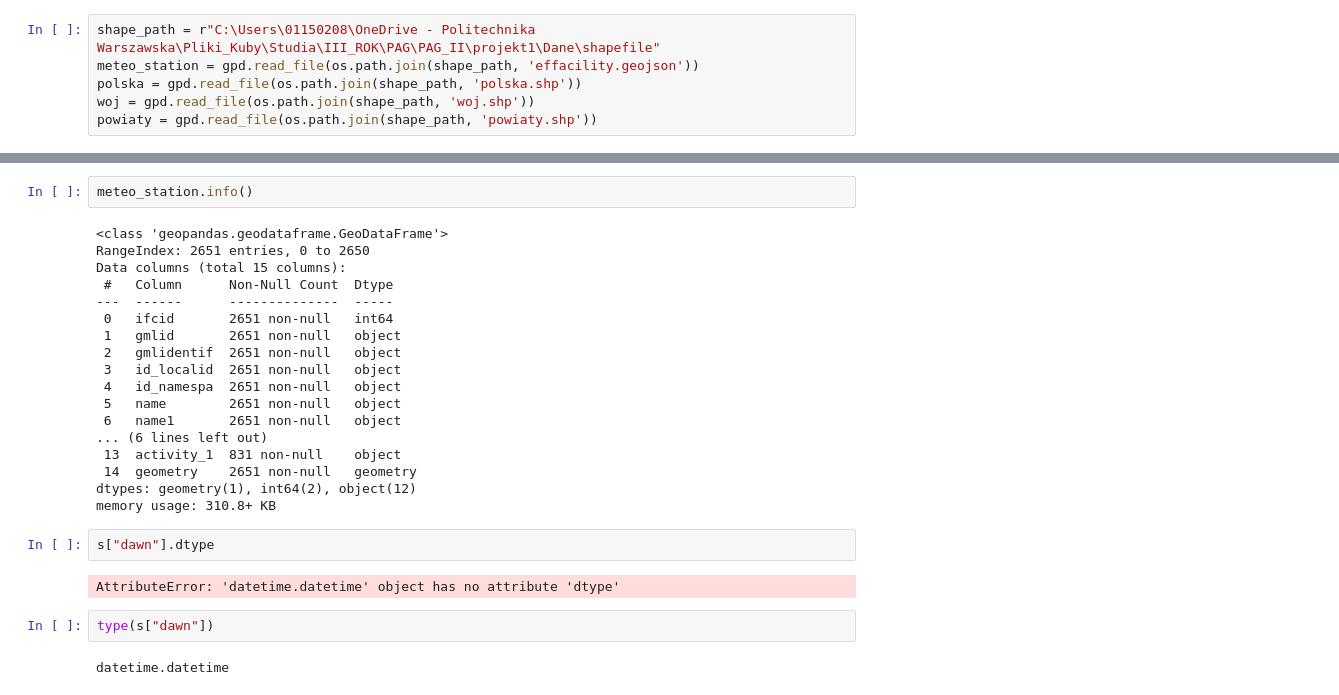
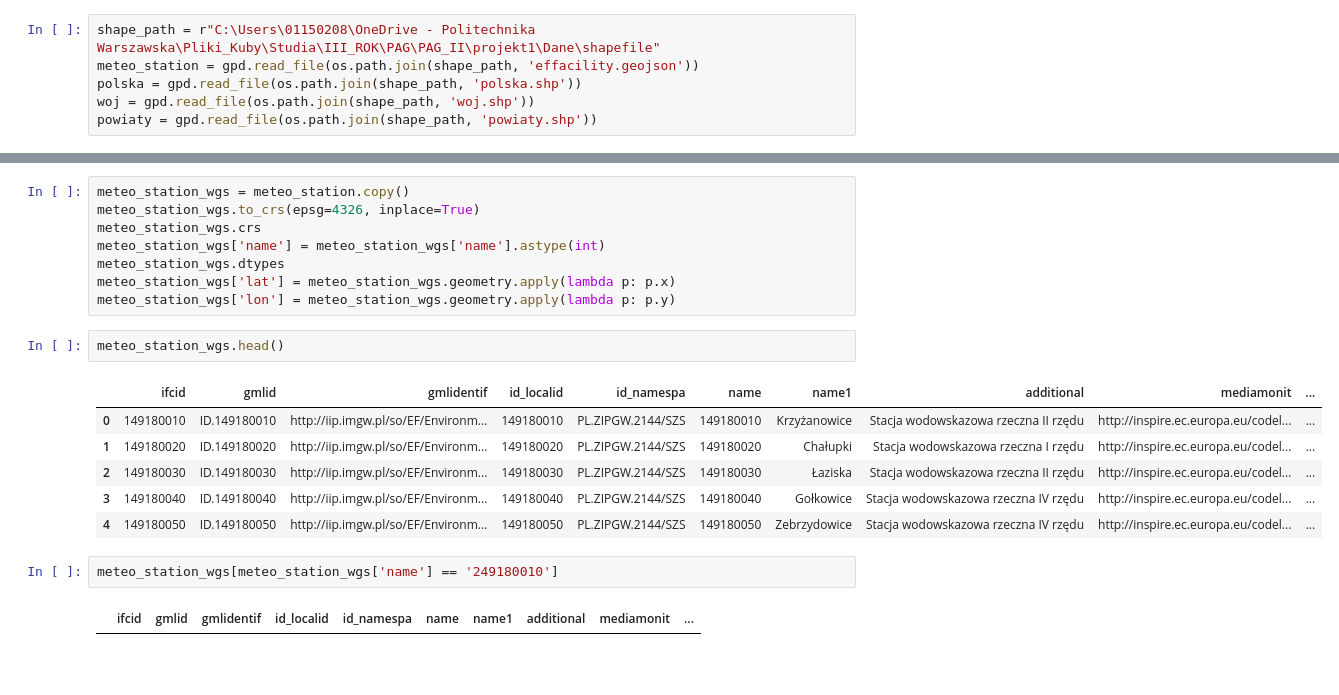
Before and after one commit to jakubGryzio/PAG_II, a Jupyter notebook: projekt1/projekt1.ipynb, the cells around one changed output, grey strips where cells are left out. Saved outputs shown, nothing was run; the diff lists cells and outputs as text; blank space fills up the shorter version.

```diff
--- a/projekt1/projekt1.ipynb
+++ b/projekt1/projekt1.ipynb
@@ -119,28 +123,21 @@ cities.plot(ax=base, marker='o', color='red', markersize=5);
-# %%
-meteo_station.info()
-# %% [output]
-<class 'geopandas.geodataframe.GeoDataFrame'>
-RangeIndex: 2651 entries, 0 to 2650
-Data columns (total 15 columns):
- #   Column      Non-Null Count  Dtype
----  ------      --------------  -----
- 0   ifcid       2651 non-null   int64
- 1   gmlid       2651 non-null   object
- 2   gmlidentif  2651 non-null   object
- 3   id_localid  2651 non-null   object
- 4   id_namespa  2651 non-null   object
- 5   name        2651 non-null   object
- 6   name1       2651 non-null   object
-... (6 lines left out)
- 13  activity_1  831 non-null    object
- 14  geometry    2651 non-null   geometry
-dtypes: geometry(1), int64(2), object(12)
-memory usage: 310.8+ KB
-# %%
-s["dawn"].dtype
-# %% [output]
-AttributeError: 'datetime.datetime' object has no attribute 'dtype'
-# %%
-type(s["dawn"])
-# %% [output]
-datetime.datetime
+# %%
+meteo_station_wgs = meteo_station.copy()
+meteo_station_wgs.to_crs(epsg=4326, inplace=True)
+meteo_station_wgs.crs
+meteo_station_wgs['name'] = meteo_station_wgs['name'].astype(int)
+meteo_station_wgs.dtypes
+meteo_station_wgs['lat'] = meteo_station_wgs.geometry.apply(lambda p: p.x)
+meteo_station_wgs['lon'] = meteo_station_wgs.geometry.apply(lambda p: p.y)
+# %%
+meteo_station_wgs.head()
+# %% [output]
+|  | ifcid | gmlid | gmlidentif | id_localid | id_namespa | name | name1 | additional | mediamonit | ... |
+| 0 | 149180010 | ID.149180010 | http://iip.imgw.pl/so/EF/Environm... | 149180010 | PL.ZIPGW.2144/SZS | 149180010 | Krzyżanowice | Stacja wodowskazowa rzeczna II rzędu | http://inspire.ec.europa.eu/codel... | ... |
+| 1 | 149180020 | ID.149180020 | http://iip.imgw.pl/so/EF/Environm... | 149180020 | PL.ZIPGW.2144/SZS | 149180020 | Chałupki | Stacja wodowskazowa rzeczna I rzędu | http://inspire.ec.europa.eu/codel... | ... |
+| 2 | 149180030 | ID.149180030 | http://iip.imgw.pl/so/EF/Environm... | 149180030 | PL.ZIPGW.2144/SZS | 149180030 | Łaziska | Stacja wodowskazowa rzeczna II rzędu | http://inspire.ec.europa.eu/codel... | ... |
+| 3 | 149180040 | ID.149180040 | http://iip.imgw.pl/so/EF/Environm... | 149180040 | PL.ZIPGW.2144/SZS | 149180040 | Gołkowice | Stacja wodowskazowa rzeczna IV rzędu | http://inspire.ec.europa.eu/codel... | ... |
+| 4 | 149180050 | ID.149180050 | http://iip.imgw.pl/so/EF/Environm... | 149180050 | PL.ZIPGW.2144/SZS | 149180050 | Zebrzydowice | Stacja wodowskazowa rzeczna IV rzędu | http://inspire.ec.europa.eu/codel... | ... |
+# %%
+meteo_station_wgs[meteo_station_wgs['name'] == '249180010']
+# %% [output]
+|  | ifcid | gmlid | gmlidentif | id_localid | id_namespa | name | name1 | additional | mediamonit | ... |
```
Also changed, not shown: parts of 17 cells of this notebook.
